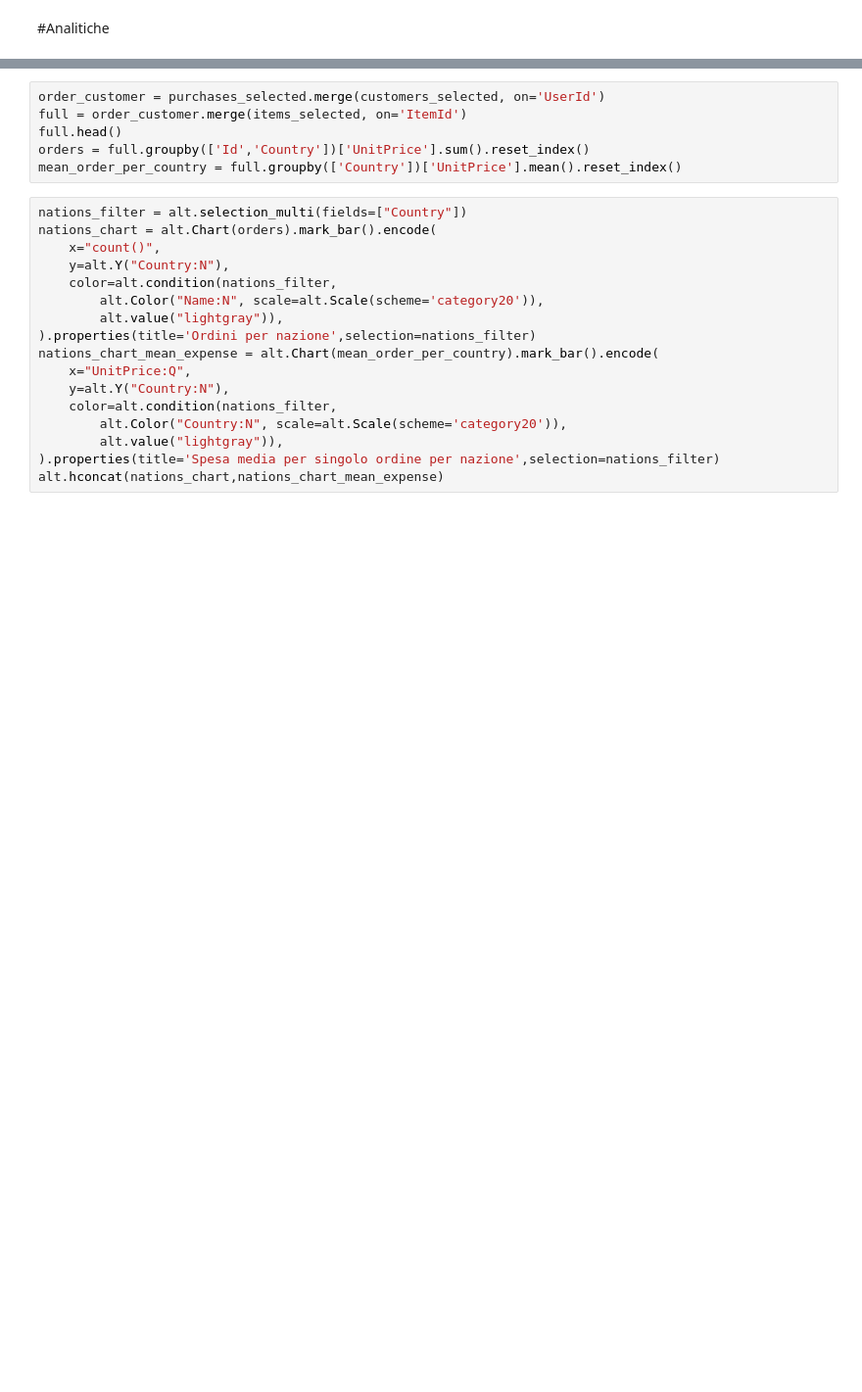
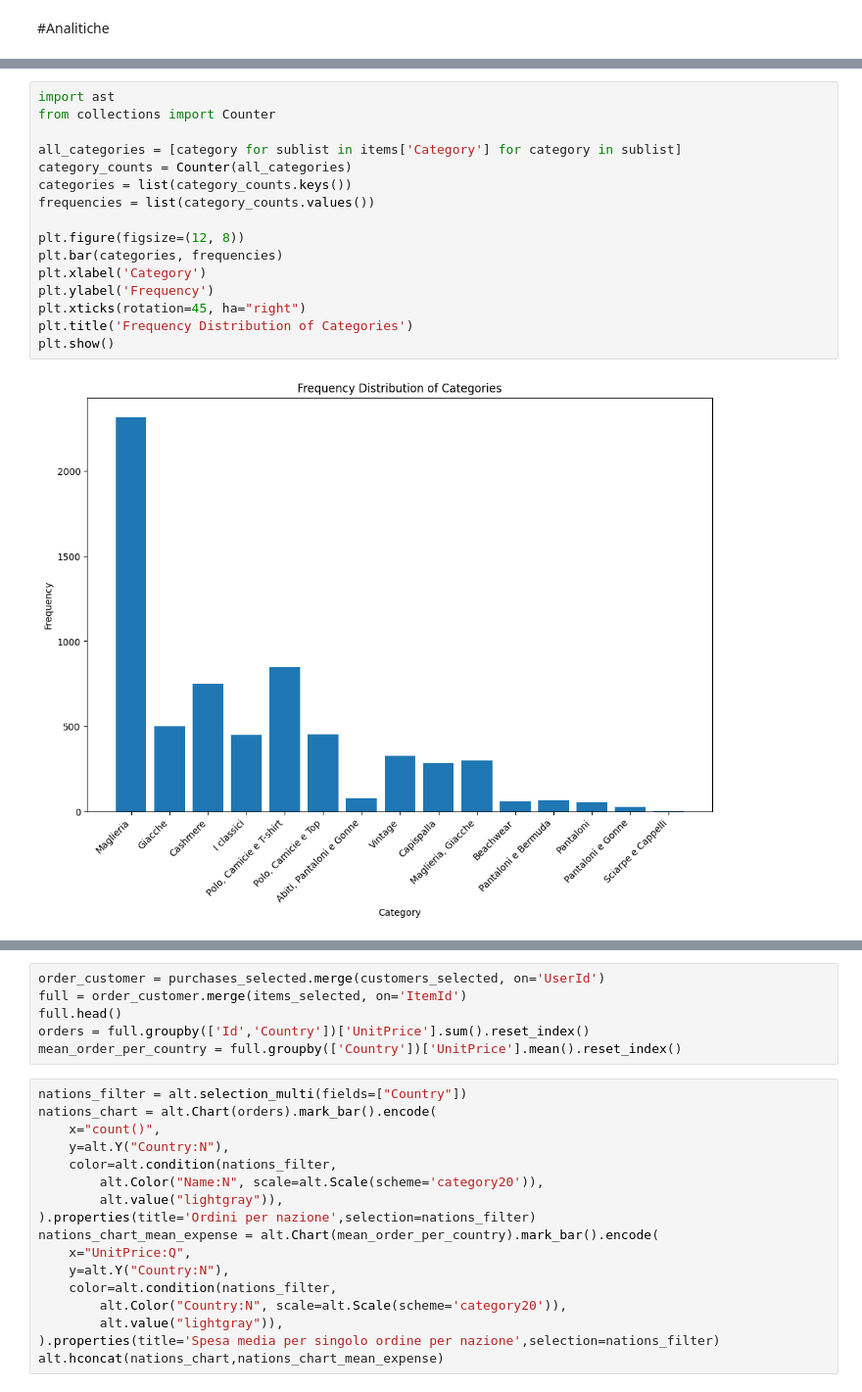
Before and after one commit to williambiondi/RecommenderGS, a Jupyter notebook: DataCleaningGS.ipynb, the cells around one changed output, grey strips where cells are left out. Shown at 98% size. Drawn from its saved outputs; the diff is of its cells as text; blank space fills up the shorter version.

```diff
--- a/DataCleaningGS.ipynb
+++ b/DataCleaningGS.ipynb
@@ -227,0 +285,18 @@ purchases_selected.head()
+# %%
+import ast
+from collections import Counter
+
+all_categories = [category for sublist in items['Category'] for category in sublist]
+category_counts = Counter(all_categories)
+categories = list(category_counts.keys())
+frequencies = list(category_counts.values())
+
+plt.figure(figsize=(12, 8))
+plt.bar(categories, frequencies)
+plt.xlabel('Category')
+plt.ylabel('Frequency')
+plt.xticks(rotation=45, ha="right")
+plt.title('Frequency Distribution of Categories')
+plt.show()
+# %% [output]
+[figure, added]
```
Also changed, not shown: parts of 17 cells of this notebook.
